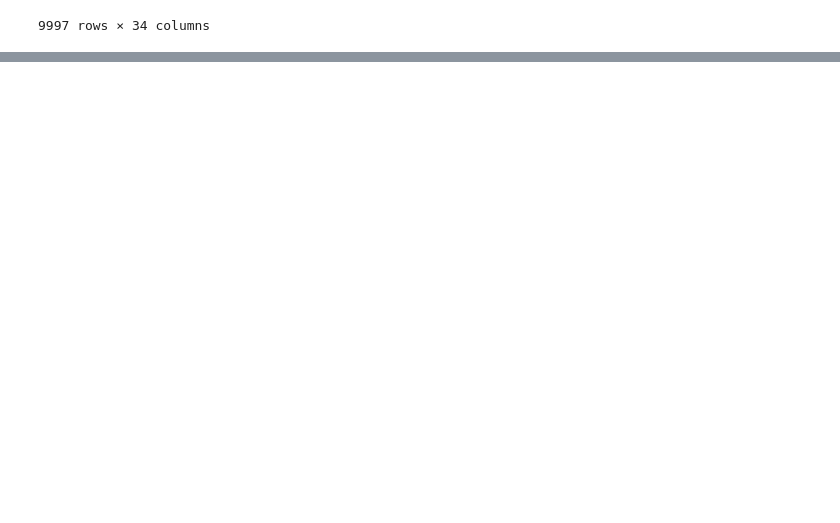
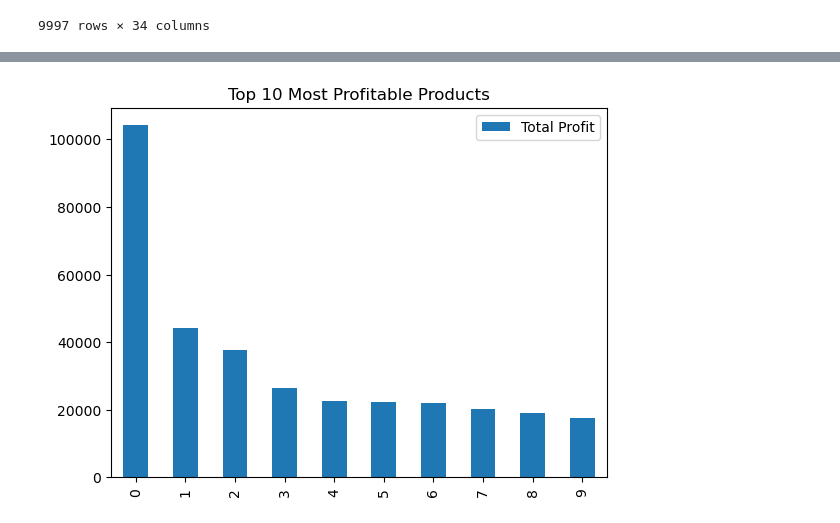
Before and after one commit to Shyam1327/SuperStore_Sales, a Jupyter notebook: SuperStore_Sales.ipynb, the cells around one changed output, grey strips where cells are left out. Saved outputs shown, nothing was run; the diff lists cells and outputs as text; code cells hidden in the pictures; blank space fills up the shorter version.

Commit message:
Add files via upload
Added more analysis

```diff
--- a/SuperStore_Sales.ipynb
+++ b/SuperStore_Sales.ipynb
@@ -896,0 +905,18 @@ df.shape
+# %%
+#Customer Segmentation & Analysis
+sales_summary=df.groupby('Customer ID')['Total Sales'].transform('sum')
+profit_summary=df.groupby('Customer ID')['Total Profit'].transform('sum')
+
+df.loc[:, 'Sales_Quantile'] = (
+    pd.qcut(sales_summary.rank(method='first'),5, labels=False, duplicates='drop') +1
+)
+
+df.loc[:, 'Profit_Quantile'] = (
+    pd.qcut(profit_summary.rank(method='first'),5, labels=False, duplicates ='drop') +1
+)
+
+cross_grid = pd.crosstab(
+    df['Sales_Quantile'],df['Profit_Quantile']
+)
+
+cross_grid
@@ -896,0 +946,11 @@ df.shape
+# %%
+#Final Analysis & Dashboard Creation
+#Sales & Profit Analysis
+
+import matplotlib.pyplot as plt
+top_profitable = (
+    df.groupby('Product Name')['Total Profit'].sum()
+    .nlargest(10)
+    .reset_index()
+)
+top_profitable
@@ -896,0 +969,8 @@ df.shape
+# %%
+top_profitable.plot(
+    kind='bar',title= 'Top 10 Most Profitable Products'
+)
+
+plt.show()
+# %% [output]
+[figure, added]
```
Also changed, not shown: parts of 12 cells of this notebook.
